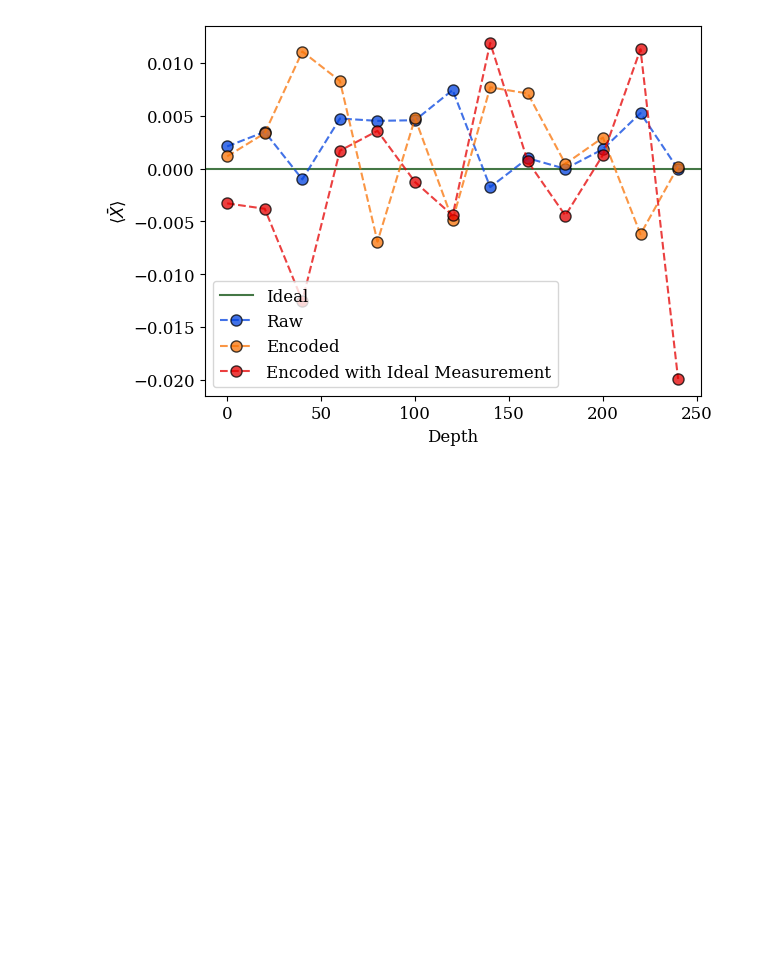
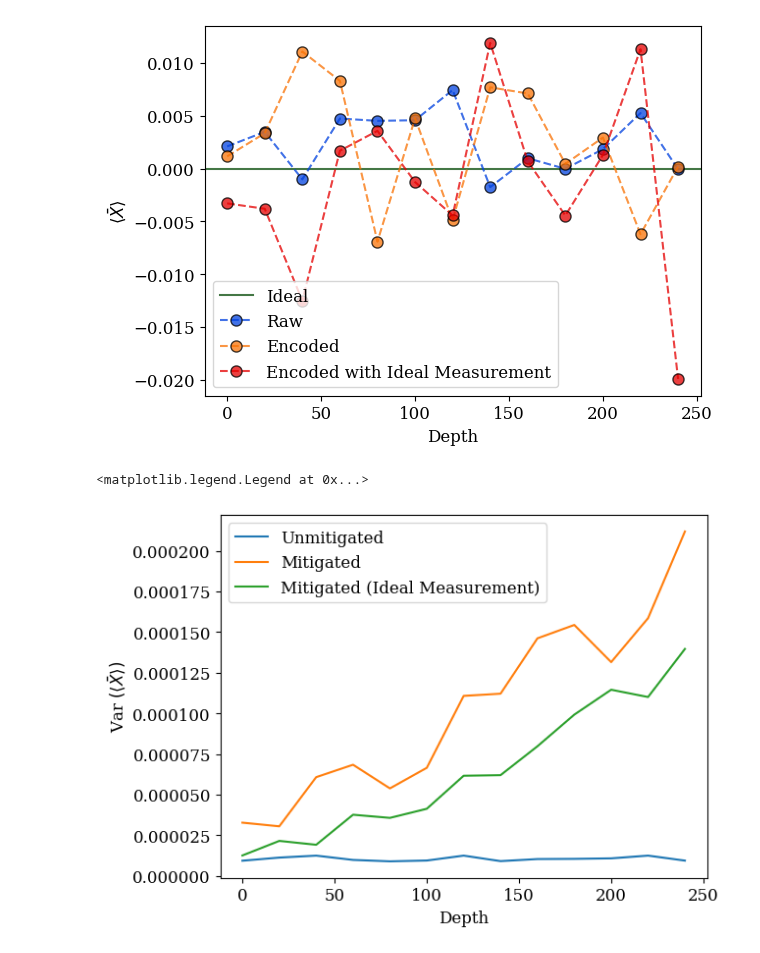
Before and after one commit to rmlarose/encoded, a Jupyter notebook: experiments/color/memory/simulator/simulator-zero-state-logical-x-seven-qubit-steane.ipynb, the cells around one changed output. Saved outputs shown, nothing was run; the diff lists cells and outputs as text; code cells hidden in the pictures; blank space fills up the shorter version.

```diff
--- a/experiments/color/memory/simulator/simulator-zero-state-logical-x-seven-qubit-steane.ipynb
+++ b/experiments/color/memory/simulator/simulator-zero-state-logical-x-seven-qubit-steane.ipynb
@@ -463,3 +476,51 @@ plt.legend();
 # plt.savefig(f"color_memory_steane_[[7,1,3]]_logical_zero_logical_z_{computer.name}.pdf")
 # %% [output]
 [figure]
+# %%
+unmit_ev_data = [
+    [0.00074, 0.0068, 0.00884, 0.00746, 0.00616, 0.0033, 0.0043, -0.00478, 0.00056, 0.0055, 0.00356, 0.00592, 0.00872],
+    [0.0089, 0.01332, 0.01018, 0.00376, 0.00126, 0.00174, 0.00218, 0.00194, 0.00152, 0.0022, 0.00742, 0.00272, 0.00146],
+    [0.00784, 0.00596, 0.00618, 0.006, 0.0023, 0.00638, 0.0015, 0.00762, 0.0051, 0.00362, 0.00854, 0.00532, 0.00544],
+    [0.00334, 0.00348, 0.0003, 0.00108, 0.00428, -0.00022, -0.00312, 0.005, 0.0032, 0.00102, 0.00546, -0.00082, 0.00602],
+    [0.00376, -0.00332, 0.00456, 0.00114, 0.00112, 0.00966, 0.00382, -0.00206, 0.0044, 0.00408, 0.00234, -0.00116, 0.00824],
+    [0.00324, 0.00654, 0.00162, 0.0074, 0.00328, 0.00548, 0.00402, 0.01428, 0.00962, 0.00584, 0.00636, 0.00084, 0.0003],
+    [0.00374, 0.00126, 0.00124, 0.0081, 0.00308, 0.00324, 0.00472, -0.00158, 0.00674, 0.00058, -0.002, 0.00236, 0.0043],
+    [0.00078, 0.0019, 0.01148, 0.00602, 0.00656, 0.00586, -0.0012, 0.00154, 0.0035, -0.0043, 0.00628, 0.00296, 0.0073],
+    [0.00488, -0.00252, 0.0009, 0.00386, -0.00362, 0.00188, 0.00264, 0.00976, 0.00734, 8e-05, 0.00288, 0.00354, -0.00222],
+    [0.00794, 0.00704, 0.00888, 0.00074, -0.00334, 0.00234, 0.00444, 0.0093, 0.00134, 0.00818, 0.00994, 0.00378, 0.00482]
+]
+mit_ev_data = [
+    [0.0011591088996946734, 0.003349709691826709, 0.011086258873869496, 0.008305747818236535, -0.0069201577498325785, 0.004769475357710652, -0.004883745620554198, 0.007696933253156945, 0.007113139175949534, 0.00044883303411131137, 0.0029387755102040828, -0.006217616580310879, 0.0001904399162064388],
+    [-0.003494715308557789, -0.0014877078141852943, -0.005266937993775432, -0.0045849125810001265, 0.006391938637389087, -0.003829029385574356, 0.0018836333193804947, 0.0026359932901988963, -0.0065984379208187454, 0.008994396933058101, 0.01235788433020268, 0.0003567606136282568, 0.0011569610489780171],
+    [0.003934314060896339, 0.011118598382749324, 0.020037752286917385, 0.010741594853744388, -0.003919499510062559, -0.0074794989636838794, -0.023781963590445127, 0.02028881728129849, 0.010060362173038231, 0.017014925373134326, -0.018908253863860563, -0.0017630465444287723, -0.030421799178798052],
+    [0.006105006105006105, 0.008851549021078682, -0.0013001396446284974, -0.0037883416839789795, 0.008184030081840299, 0.006061686575147083, 0.0062195501192080435, -0.01796407185628743, 0.0018676627534685171, -0.014514439622923831, 0.004170676932948349, 0.000697836706210749, -0.00566465256797583],
+    [0.001853647407745395, -0.0029549279970076674, 0.004223095966215234, 0.01478040540540541, 0.004400357995226731, 0.0053585781905867635, 0.012238124870358845, -0.0021221410044800757, -0.009035738368172622, 0.017593984962406023, 0.007127814676818407, 0.004208311415044714, -0.006141820212171974],
+    [0.0023356499943032925, -0.005981902850868891, 0.015687420832115363, -0.005379918998972377, 0.008325134337394988, -0.006215040397762586, -0.0024073686414067407, -0.002388915432393693, 0.016085059978189757, -0.0016474464579901158, -0.010012919896640821, 3.3413528491293905e-19, 0.004726791453961051],
+    [-0.006232471174820817, -0.0003768323472886907, 0.00043814809405579106, 0.0074784391773716884, -0.00081887888036924, -0.0038578862372151443, 0.010272906506174124, 0.008473550417624983, -0.00209863588667366, 0.010399643440796316, -0.0044488383588729636, -0.029105662374316447, 0.004541154210028381],
+    [0.0005119308324564146, 0.0006358705816345619, -0.003539222340734996, -0.006112095837662736, 0.006780160660328689, -0.010641151748189217, 0.0028762198253723674, 0.0005929088106249254, 0.014721772015126951, 0.024114319738017267, -0.007275666936135814, -0.006330258636281423, 0.023052009906648893],
+    [-0.0020463265596134734, -0.002744876856551985, 0.002779809802487198, -0.00534986929296614, -0.001563663440059568, 0.012072974423180107, 0.011419591409114716, 0.006944444444444446, -0.004725897920604916, 0.02875778238956419, -0.02047270306258323, 0.003737319807794979, -0.0041635124905374694],
+    [0.01031278331822303, 0.00011269722013523611, 0.006294525226895679, -0.005892100902227951, 0.0008234149262669357, 0.0054508086855508875, 0.013593256059009478, -0.003911806543385489, 0.018150040333422962, 0.00573276495663678, -0.00048677592081778286, 0.03307254623044095, -0.003062787136294027],
+    [0.0024767801857585136, 0.0045309366411646745, -0.0021263229111293668, -0.002595521216876924, -0.0029204732664370233, -0.017606260003556824, 0.0038569790472219303, -0.013319062908788207, 0.003075688686814659, -0.03481156349326472, 0.014571948998178506, 0.009786476868327404, -0.008075117370892023]
+]
+mit_ev_im_data = [
+    [-0.005526807311920147, 0.004475007697834342, -0.004678710514928605, -6.914912007744697e-05, 0.00809469927756985, 0.0005290445455507357, -0.003800595426616838, -0.006009793737943316, 0.006185916447758661, 0.018996314148001132, -0.02531914893617019, 0.011054223877123575, -0.001290322580645161],
+    [0.0069398697816928385, 0.00582304526748971, -0.0029516098459205493, -0.0047442601378259504, 0.0049290643350049295, -0.003724687860665199, 0.00207887110999118, -0.0004419238417912652, 0.015423092955398086, -0.003741007194244607, 0.008857204579822857, 0.008147615624251139, 0.012022272842318403],
+    [0.0005335203195024541, -0.005278819501059841, -0.005414777273939716, 0.01263877028181042, 0.0018110473890733478, -0.011279576097791306, -0.0004395328393821424, -0.006024096385542167, -0.003158613624722553, -0.0055998481397114665, 0.012675905038135132, 0.005902490851139182, -0.007782101167315177],
+    [-0.00032080169872137607, -0.0003890572528462613, -0.007820136852394915, -0.0002414792327859808, 0.0061752385887636554, -0.01114827201783724, 0.0012098057943330143, -0.02174392125174466, -0.00758947822337214, -0.010012164311780671, -0.023753728163613125, 0.012329882517157153, -0.00900321543408361],
+    [0.0009473169539176144, -0.00016389076680392524, 0.005030803583438703, -0.005796901418170527, 0.011814928204907071, -0.003811944091486659, 0.0041924785682998554, -0.005063668180802737, 0.005656496400411383, 0.009831996945399012, 0.004165331624479332, -0.006019912016670523, 0.0027879863135217326],
+    [0.004115604106424318, 0.010081799591002043, -0.006971548545126649, 0.006685966363385718, -0.006849021874063608, -0.005105296745373327, 0.010206685378923195, -0.005026611472501479, -0.015367445054945056, 0.0038613765807510385, 0.012532912058978413, 0.0017783046828689984, 0.0015467904098994594],
+    [0.002219229238727846, -0.012017308204991488, 0.0013714470110522494, 0.0001737196859148079, 0.0031424881618596643, -0.00010583130489998956, -0.0050450904963107775, 0.00521100917431193, 0.0024454001180537993, 0.0010637269122908816, 0.002369923516104708, 0.011967003601719536, -0.0005100089251561908],
+    [0.004559316864897835, -0.004752540150770239, 0.0029668831689519688, -0.004436587986551592, 0.00021675047685104914, 0.001901040291492846, -0.006286145335680162, -0.002828222685323011, -0.00860196368059779, -0.0063176031396573185, -0.004683840749414516, -0.012878003909394042, 0.002470098803952158],
+    [0.010336947686456148, -0.0005130836326321191, -0.003242055624028722, -0.00722957304596917, -0.005453452421848162, 0.003136796214578128, 0.013898584755981467, -0.002968900764491947, 0.0036608207049208226, -0.013142636258214147, -0.010213751711066657, 0.005225267069205758, -0.005885430290347894],
+    [0.0005340657663843749, -0.008967413609127471, 0.009010462895720705, 0.0011454356126345021, -0.0028850708349481124, 0.003865238965787415, 0.0012558081125204072, -0.0027965852222549313, -0.00041785057663379604, 0.002703746620316726, -0.017786771754180423, 0.0007094714437743886, -0.0172215843857635]
+]
+# %%
+plt.plot(depths, np.var(unmit_ev_data, 0), label="Unmitigated")
+plt.plot(depths, np.var(mit_ev_data, 0), label="Mitigated")
+plt.plot(depths, np.var(mit_ev_im_data, 0), label="Mitigated (Ideal Measurement)")
+plt.xlabel("Depth")
+plt.ylabel(r"Var $(\langle \bar{X} \rangle)$")
+plt.legend()
+# %% [output]
+<matplotlib.legend.Legend at 0x...>
+[figure, added]
```
Also changed, not shown: parts of 5 cells of this notebook.
